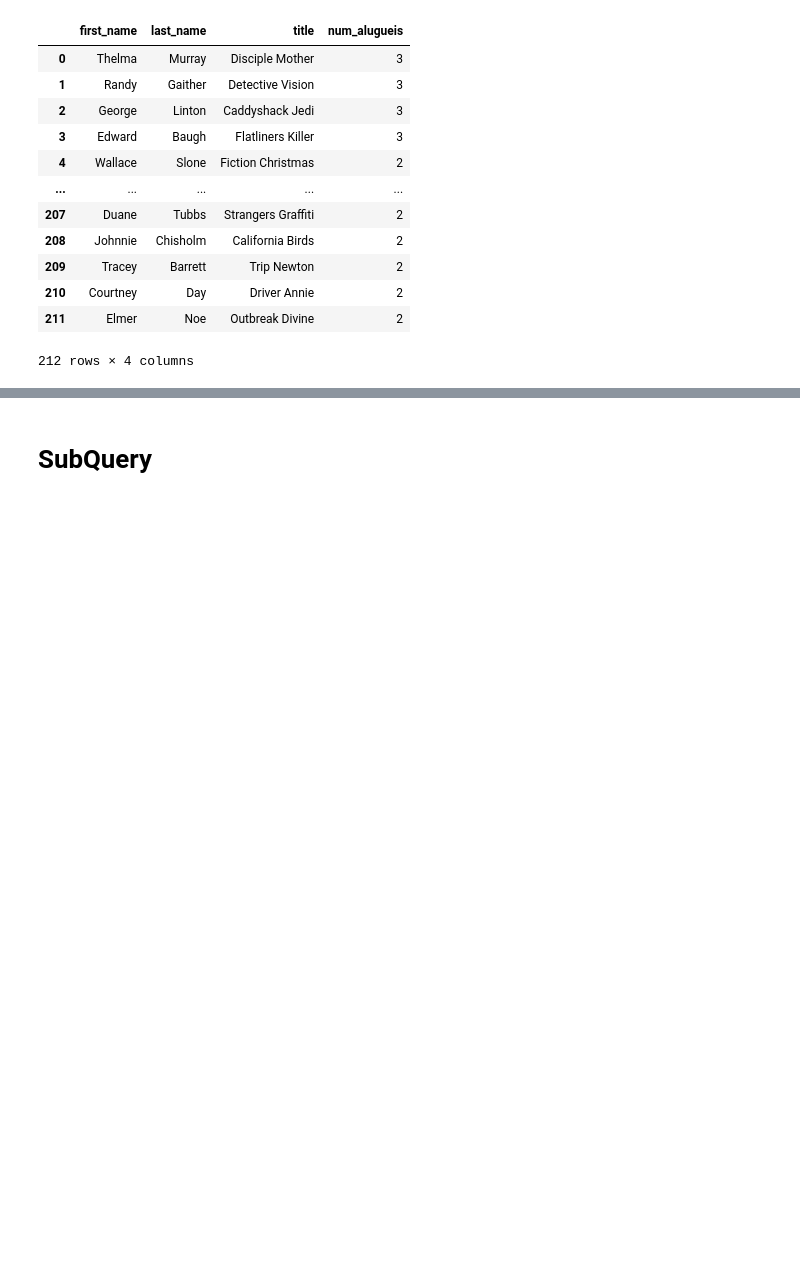
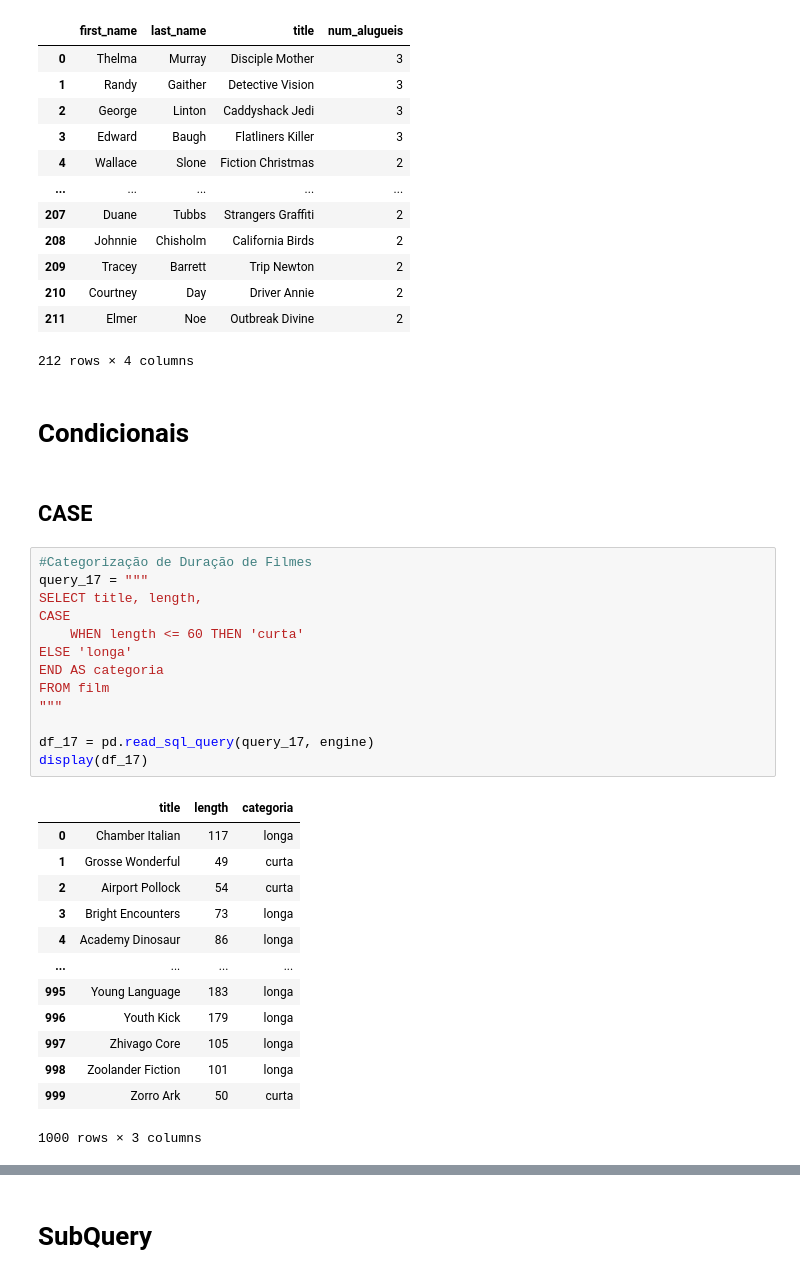
Before and after one commit to LRLeite/Data-Analytics, a Jupyter notebook: Explorando Dados com SQL/dvd_rental.ipynb, the cells around one changed output, grey strips where cells are left out. Drawn from its saved outputs; the diff is of its cells as text; blank space fills up the shorter version.

```diff
--- a/Explorando Dados com SQL/dvd_rental.ipynb
+++ b/Explorando Dados com SQL/dvd_rental.ipynb
@@ -439,3 +439,34 @@ display(df_16)
 | 210 | Courtney | Day | Driver Annie | 2 |
 | 211 | Elmer | Noe | Outbreak Divine | 2 |
 212 rows × 4 columns
+# %% [markdown]
+# **Condicionais**
+# %% [markdown]
+## **CASE**
+# %%
+#Categorização de Duração de Filmes
+query_17 = """
+SELECT title, length,
+CASE
+	WHEN length <= 60 THEN 'curta'
+ELSE 'longa'
+END AS categoria
+FROM film
+"""
+
+df_17 = pd.read_sql_query(query_17, engine)
+display(df_17)
+# %% [output]
+|  | title | length | categoria |
+| 0 | Chamber Italian | 117 | longa |
+| 1 | Grosse Wonderful | 49 | curta |
+| 2 | Airport Pollock | 54 | curta |
+| 3 | Bright Encounters | 73 | longa |
+| 4 | Academy Dinosaur | 86 | longa |
+| ... | ... | ... | ... |
+| 995 | Young Language | 183 | longa |
+| 996 | Youth Kick | 179 | longa |
+| 997 | Zhivago Core | 105 | longa |
+| 998 | Zoolander Fiction | 101 | longa |
+| 999 | Zorro Ark | 50 | curta |
+1000 rows × 3 columns
```
Also changed, not shown: parts of 4 cells of this notebook.
